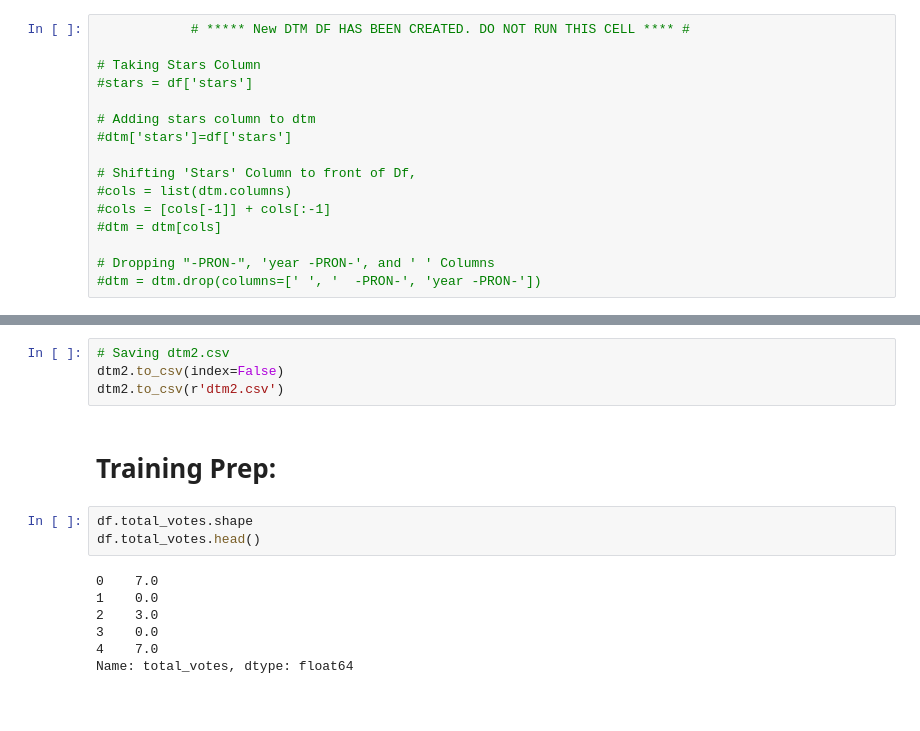
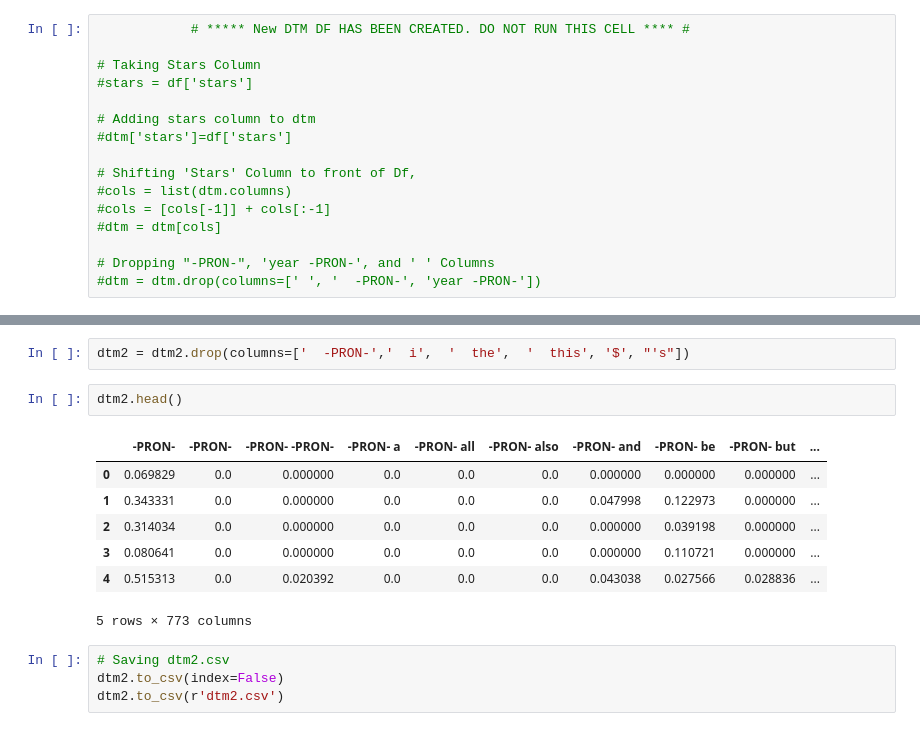
Before and after one commit to BloomTech-Labs/yelp-dataset-challenge-1-ds, a Jupyter notebook: Notebooks/Model_NB.ipynb, the cells around one changed output, grey strips where cells are left out. Saved outputs shown, nothing was run; the diff lists cells and outputs as text; blank space fills up the shorter version.

```diff
--- a/Notebooks/Model_NB.ipynb
+++ b/Notebooks/Model_NB.ipynb
@@ -139,16 +174,16 @@ dtm2 = dtm2[cols]
+# %%
+dtm2 = dtm2.drop(columns=['  -PRON-','  i',  '  the',  '  this', '$', "'s"])
+# %%
+dtm2.head()
+# %% [output]
+|  | -PRON- | -PRON- | -PRON- -PRON- | -PRON- a | -PRON- all | -PRON- also | -PRON- and | -PRON- be | -PRON- but | ... |
+| 0 | 0.069829 | 0.0 | 0.000000 | 0.0 | 0.0 | 0.0 | 0.000000 | 0.000000 | 0.000000 | ... |
+| 1 | 0.343331 | 0.0 | 0.000000 | 0.0 | 0.0 | 0.0 | 0.047998 | 0.122973 | 0.000000 | ... |
+| 2 | 0.314034 | 0.0 | 0.000000 | 0.0 | 0.0 | 0.0 | 0.000000 | 0.039198 | 0.000000 | ... |
+| 3 | 0.080641 | 0.0 | 0.000000 | 0.0 | 0.0 | 0.0 | 0.000000 | 0.110721 | 0.000000 | ... |
+| 4 | 0.515313 | 0.0 | 0.020392 | 0.0 | 0.0 | 0.0 | 0.043038 | 0.027566 | 0.028836 | ... |
+5 rows × 773 columns
 # %%
 # Saving dtm2.csv
 dtm2.to_csv(index=False)
 dtm2.to_csv(r'dtm2.csv')
-# %% [markdown]
-# Training Prep:
-# %%
-df.total_votes.shape
-df.total_votes.head()
-# %% [output]
-0    7.0
-1    0.0
-2    3.0
-3    0.0
-4    7.0
-Name: total_votes, dtype: float64
```
Also changed, not shown: parts of 13 cells of this notebook.
